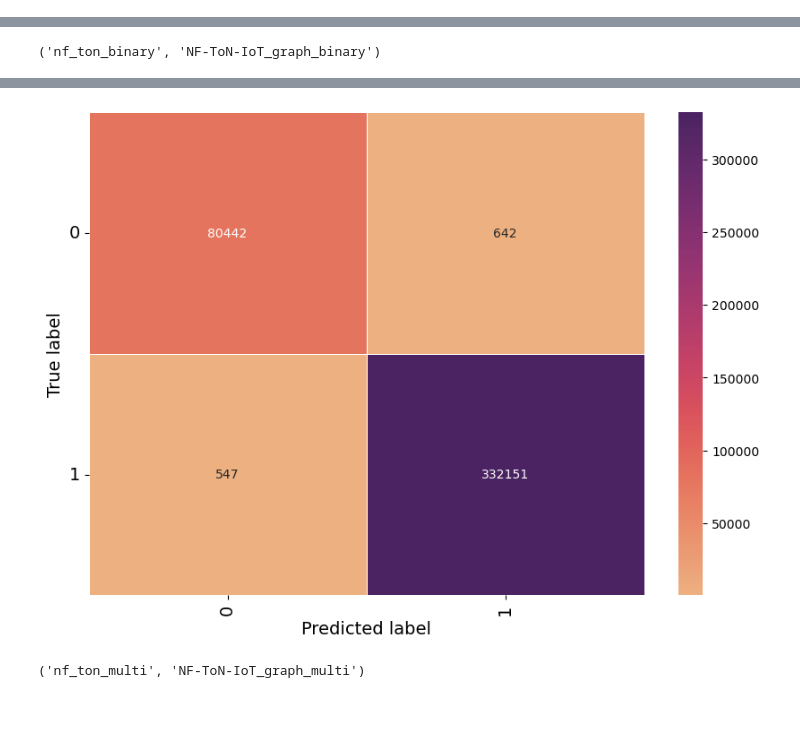
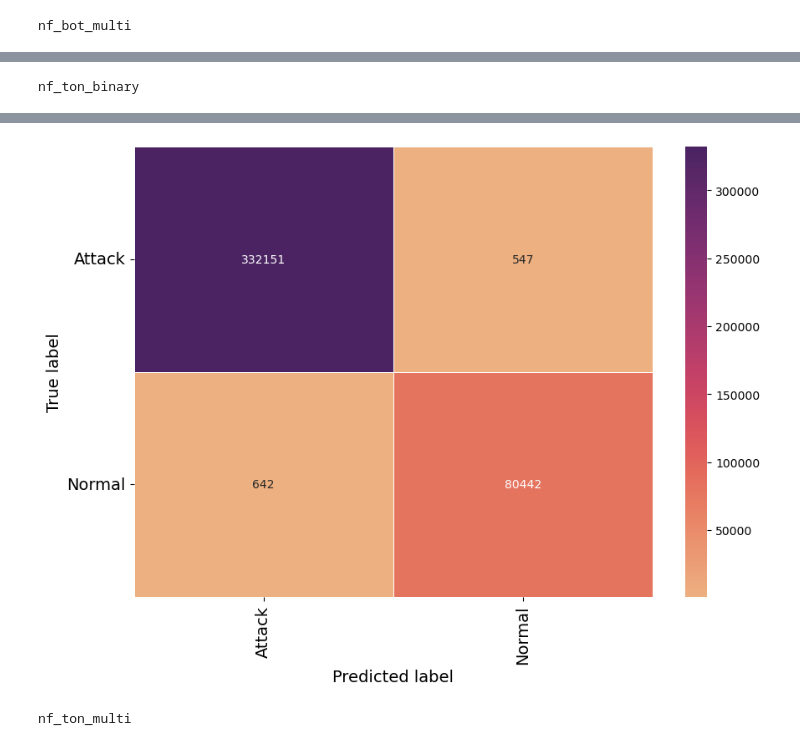
Before and after one commit to hoangntc/TS-IDS, a Jupyter notebook: experiment/4_evaluation.ipynb, the cells around one changed output, grey strips where cells are left out. Saved outputs shown, nothing was run; the diff lists cells and outputs as text; code cells hidden in the pictures; blank space fills up the shorter version.

Commit message:
update model

```diff
--- a/experiment/4_evaluation.ipynb
+++ b/experiment/4_evaluation.ipynb
@@ -80,47 +90,38 @@ def plot_confusion_matrix(df_test):
     g.set_ylabel(g.get_ylabel(), fontsize=fontsize)
     plt.show()
 # %%
-datasets = [
-    ('nf_bot_binary', 'NF-BoT-IoT_graph_binary'),
-    ('nf_bot_multi', 'NF-BoT-IoT_graph_multi'),
-    ('nf_ton_binary', 'NF-ToN-IoT_graph_binary'),
-    ('nf_ton_multi', 'NF-ToN-IoT_graph_multi'),
-]
-model = 'xgb'
-results = {
-    'model': [],
-    'dataset': [],
-    'acc': [],
-    'auc': [],
-    'f1_macro': [],
-    'f1_micro': [],
+datasets = {
+    'nf_bot_binary': 'NF-BoT-IoT_graph_binary',
+    'nf_bot_multi': 'NF-BoT-IoT_graph_multi',
+    'nf_ton_binary': 'NF-ToN-IoT_graph_binary',
+    'nf_ton_multi': 'NF-ToN-IoT_graph_multi',
 }
-for ds in datasets:
-    print(ds)
-    df = read_output(ds, model)
-    df_test = df[df['tvt']=='test']
-    gts = df_test['gts'].values
-    preds = df_test['pred'].values
-    probs_cnames = [c for c in df_test.columns if c.startswith('probs_')]
-    if len(probs_cnames) == 2:
-        probs = df_test['probs_1']
-        binary = True
-    else:
-        probs = df_test[probs_cnames].values
-        binary = False
+models = ['xgb', 'EGraphSAGE', 'tsids']
+results = []
+cm_matrices = []
+for model in models:
+    print(model)
+    for ds, f_ds in datasets.items():
+        print(ds)
+        pred_path = f'../output/{model}_{ds}.csv'
+        ds_file = f'../datasets/{f_ds}.pkl'
+        df = read_output(ds_file, pred_path)
+        df_test = df[df['tvt']=='test']
+        gts = df_test['gts'].values
+        preds = df_test['pred'].values
+        probs_cnames = [c for c in df_test.columns if c.startswith('probs_')]
+        if len(probs_cnames) == 2:
+            probs = df_test['probs_1']
+            df_test['True label'] = df_test['True label'].map({0: 'Normal', 1: 'Attack'})
+            df_test['Predicted label'] = df_test['Predicted label'].map({0: 'Normal', 1: 'Attack'})
+            binary = True
+        else:
+            probs = df_test[probs_cnames].values
+            binary = False
 
-    acc = calc_accuracy(gts, preds)
-    auc = calc_auc(gts, probs, binary=binary)
-    f1_macro = calc_f1(gts, preds, avg_type='macro')
-    f1_micro = calc_f1(gts, preds, avg_type='micro')
-
-    results['model'].append(model)
-    results['dataset'].append(ds)
-    results['acc'].append(acc)
-    results['auc'].append(auc)
-    results['f1_macro'].append(f1_macro)
-    results['f1_micro'].append(f1_micro)
-    plot_confusion_matrix(df_test)
-
-    print('\n')
+        result = calc_eval(gts, preds, binary)
+        result = [model, ds] + list(result)
+        plot_confusion_matrix(df_test)
+        results.append(result)
+        print('\n')
 # %% [output]
@@ -130,2 +141,3 @@ for ds in datasets:
+nf_bot_multi
 [figure]
-('nf_ton_binary', 'NF-ToN-IoT_graph_binary')
+nf_ton_binary
@@ -132,3 +154,3 @@ for ds in datasets:
-[figure, old version]
+[figure, new version]
-('nf_ton_multi', 'NF-ToN-IoT_graph_multi')
+nf_ton_multi
 [figure]
```
Also changed, not shown: parts of 10 cells of this notebook, 9 other files.
